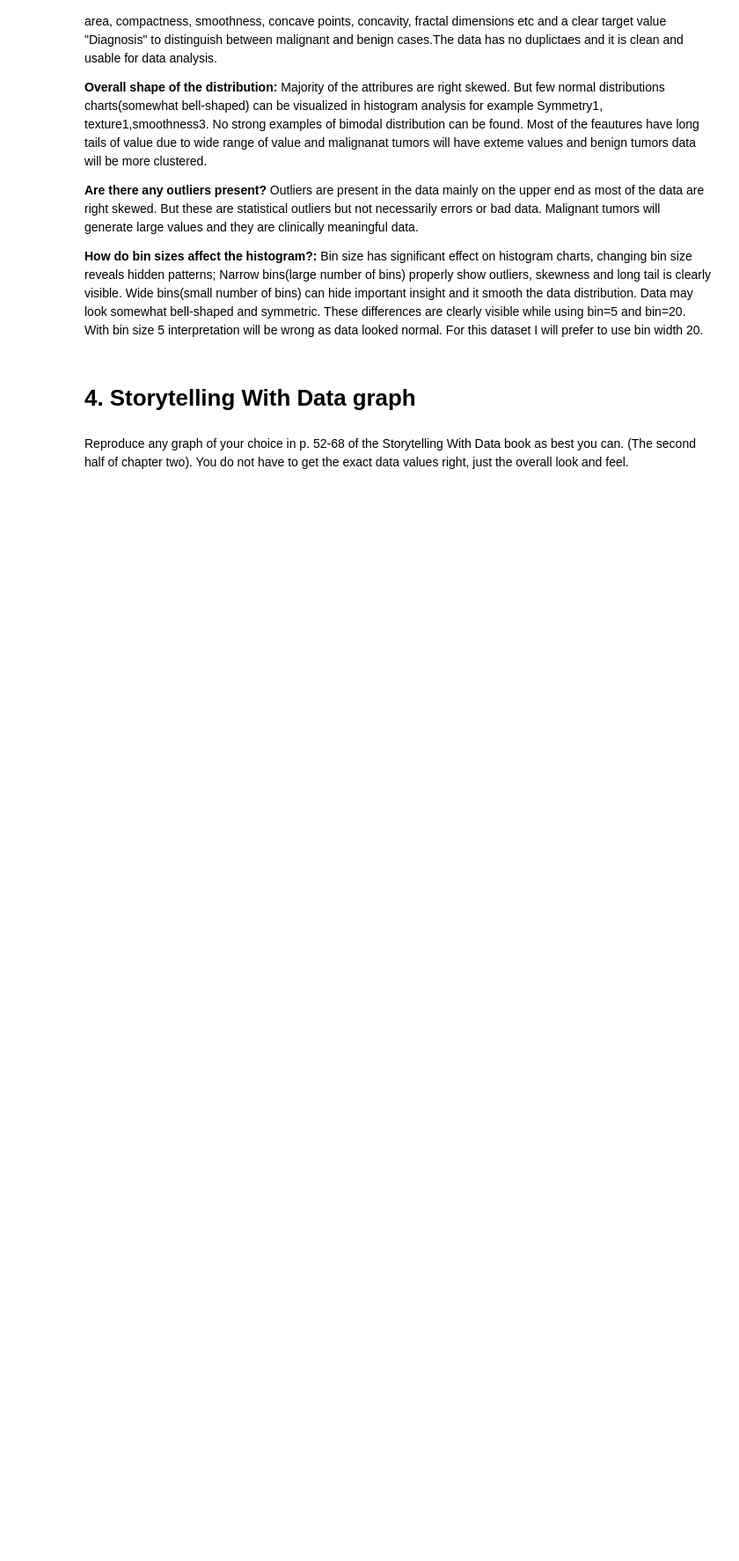
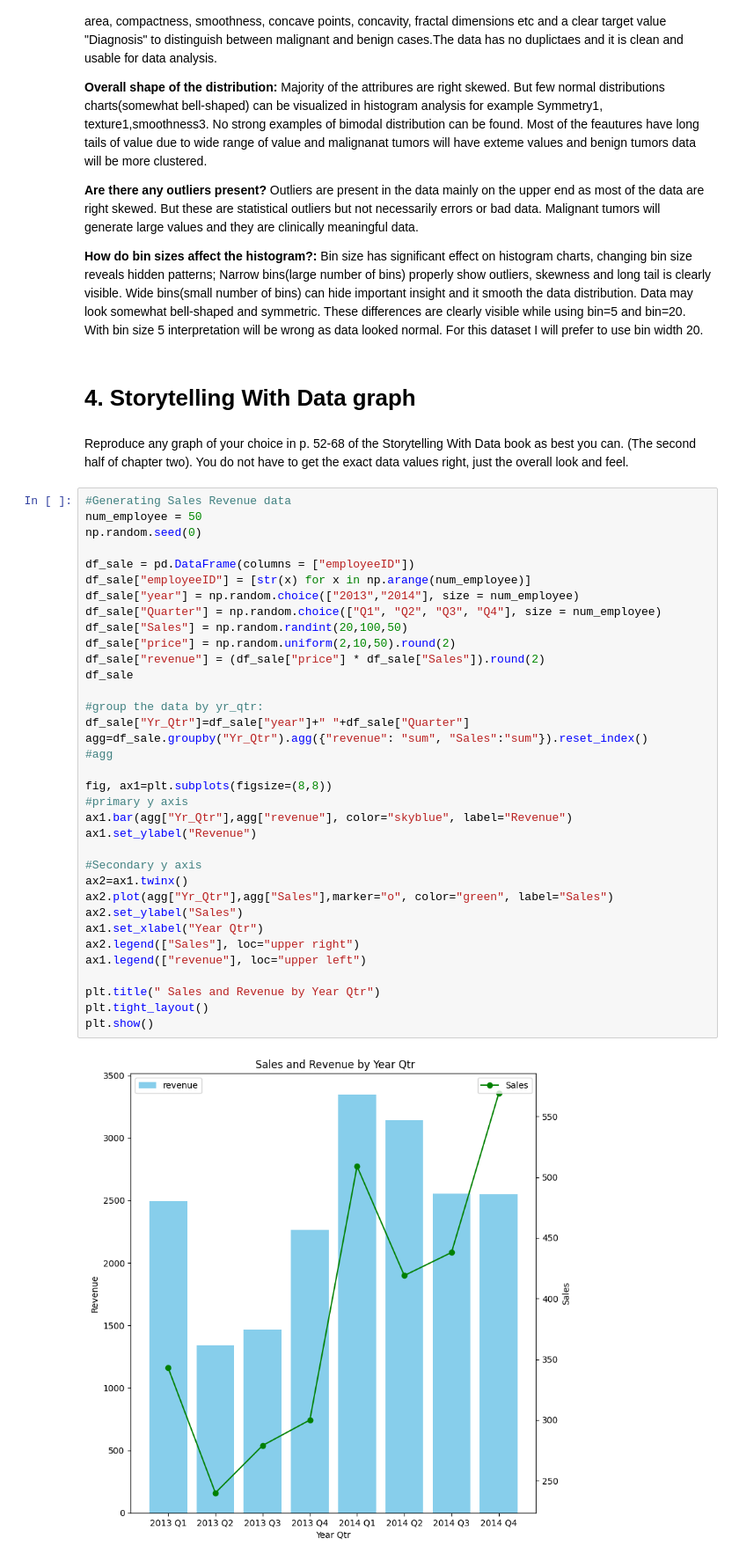
Before and after one commit to Jbaner/Module-B-semester-2, a Jupyter notebook: Week4.ipynb, the cells around one changed output. Shown at 88% size. Cells and saved outputs as stored; diff of their text form; blank space fills up the shorter version.

```diff
--- a/Week4.ipynb
+++ b/Week4.ipynb
@@ -365,3 +365,40 @@ With bin size 5 interpretation will be wrong as data looked normal.  For this da
 # 4. Storytelling With Data graph
 # %% [markdown]
 Reproduce any graph of your choice in p. 52-68 of the Storytelling With Data book as best you can.  (The second half of chapter two).  You do not have to get the exact data values right, just the overall look and feel.
+# %%
+#Generating Sales Revenue data
+num_employee = 50
+np.random.seed(0)
+
+df_sale = pd.DataFrame(columns = ["employeeID"])
+df_sale["employeeID"] = [str(x) for x in np.arange(num_employee)]
+df_sale["year"] = np.random.choice(["2013","2014"], size = num_employee)
+df_sale["Quarter"] = np.random.choice(["Q1", "Q2", "Q3", "Q4"], size = num_employee)
+df_sale["Sales"] = np.random.randint(20,100,50)
+df_sale["price"] = np.random.uniform(2,10,50).round(2)
+df_sale["revenue"] = (df_sale["price"] * df_sale["Sales"]).round(2)
+df_sale
+
+#group the data by yr_qtr:
+df_sale["Yr_Qtr"]=df_sale["year"]+" "+df_sale["Quarter"]
+agg=df_sale.groupby("Yr_Qtr").agg({"revenue": "sum", "Sales":"sum"}).reset_index()
+#agg
+
+fig, ax1=plt.subplots(figsize=(8,8))
+#primary y axis
+ax1.bar(agg["Yr_Qtr"],agg["revenue"], color="skyblue", label="Revenue")
+ax1.set_ylabel("Revenue")
+
+#Secondary y axis
+ax2=ax1.twinx()
+ax2.plot(agg["Yr_Qtr"],agg["Sales"],marker="o", color="green", label="Sales")
+ax2.set_ylabel("Sales")
+ax1.set_xlabel("Year Qtr")
+ax2.legend(["Sales"], loc="upper right")
+ax1.legend(["revenue"], loc="upper left")
+
+plt.title(" Sales and Revenue by Year Qtr")
+plt.tight_layout()
+plt.show()
+# %% [output]
+[figure, added]
```
